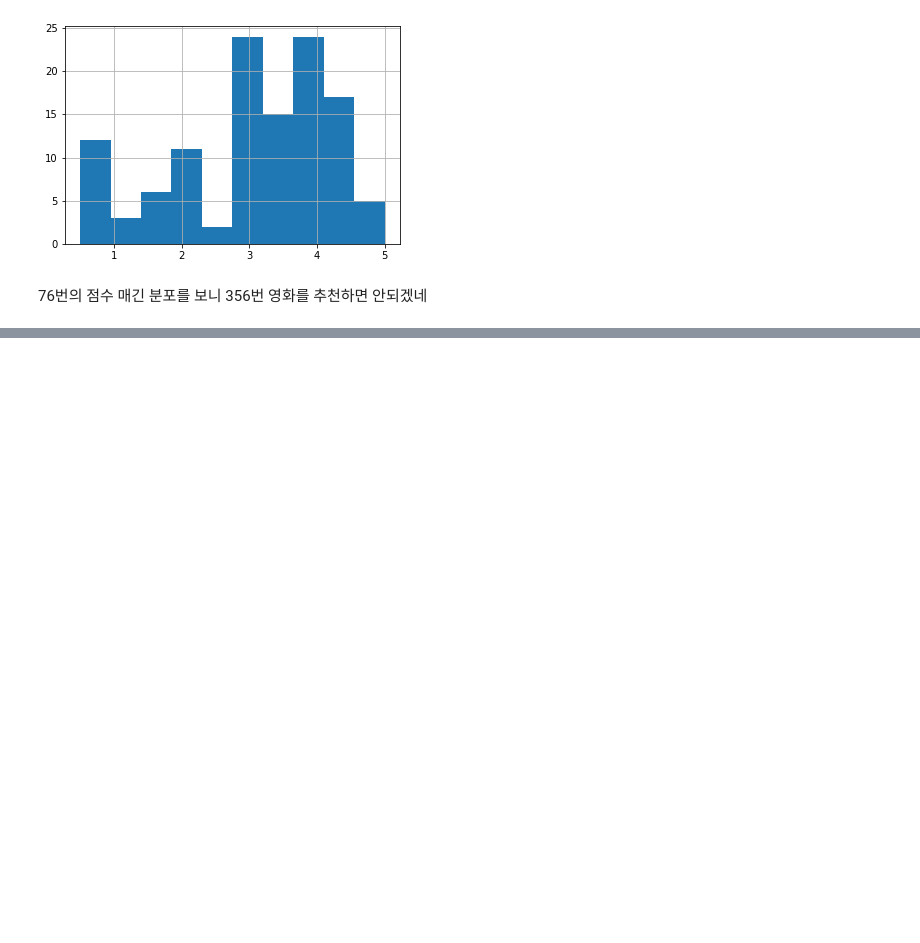
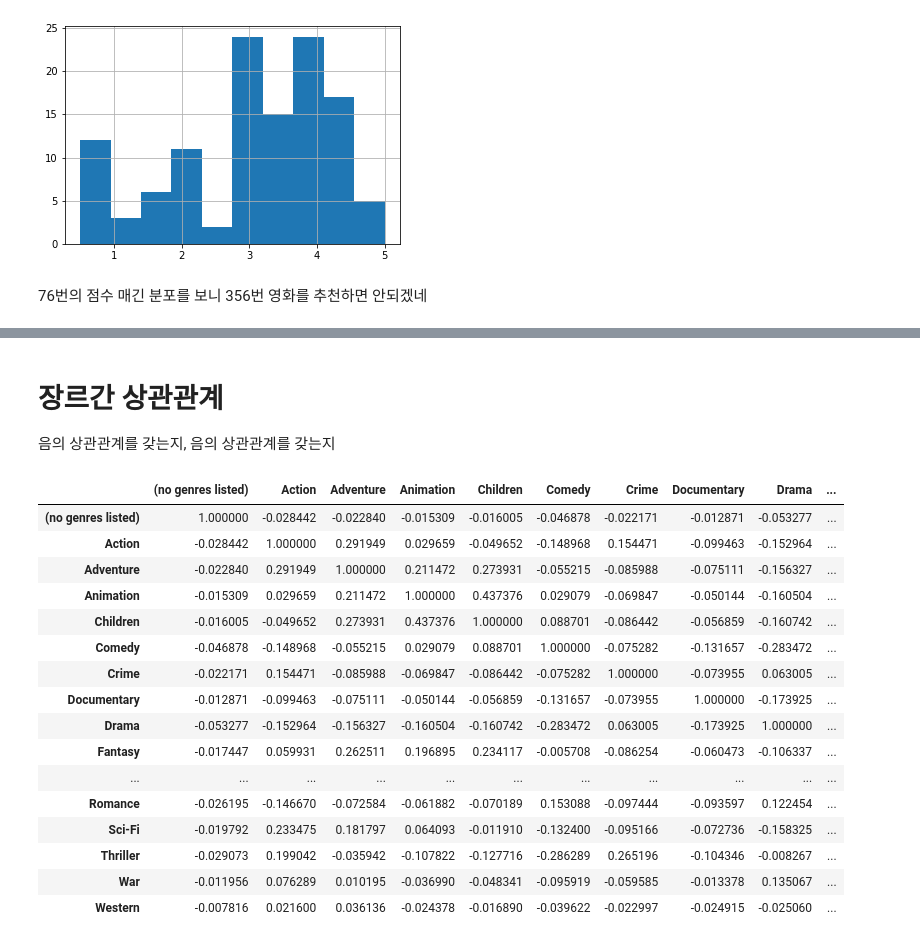
Before and after one commit to thxxx/datascience, a Jupyter notebook: MovieLens.ipynb, the cells around one changed output, grey strips where cells are left out. Drawn from its saved outputs; the diff is of its cells as text; code cells hidden in the pictures; blank space fills up the shorter version.

```diff
--- a/MovieLens.ipynb
+++ b/MovieLens.ipynb
@@ -417,0 +557,23 @@ ratings_df[ratings_df.userId == 76]['rating'].hist()
+# %% [markdown]
+# 장르간 상관관계
+음의 상관관계를 갖는지, 음의 상관관계를 갖는지
+# %%
+genres_df.corr()
+# %% [output]
+|  | (no genres listed) | Action | Adventure | Animation | Children | Comedy | Crime | Documentary | Drama | ... |
+| (no genres listed) | 1.000000 | -0.028442 | -0.022840 | -0.015309 | -0.016005 | -0.046878 | -0.022171 | -0.012871 | -0.053277 | ... |
+| Action | -0.028442 | 1.000000 | 0.291949 | 0.029659 | -0.049652 | -0.148968 | 0.154471 | -0.099463 | -0.152964 | ... |
+| Adventure | -0.022840 | 0.291949 | 1.000000 | 0.211472 | 0.273931 | -0.055215 | -0.085988 | -0.075111 | -0.156327 | ... |
+| Animation | -0.015309 | 0.029659 | 0.211472 | 1.000000 | 0.437376 | 0.029079 | -0.069847 | -0.050144 | -0.160504 | ... |
+| Children | -0.016005 | -0.049652 | 0.273931 | 0.437376 | 1.000000 | 0.088701 | -0.086442 | -0.056859 | -0.160742 | ... |
+| Comedy | -0.046878 | -0.148968 | -0.055215 | 0.029079 | 0.088701 | 1.000000 | -0.075282 | -0.131657 | -0.283472 | ... |
+| Crime | -0.022171 | 0.154471 | -0.085988 | -0.069847 | -0.086442 | -0.075282 | 1.000000 | -0.073955 | 0.063005 | ... |
+| Documentary | -0.012871 | -0.099463 | -0.075111 | -0.050144 | -0.056859 | -0.131657 | -0.073955 | 1.000000 | -0.173925 | ... |
+| Drama | -0.053277 | -0.152964 | -0.156327 | -0.160504 | -0.160742 | -0.283472 | 0.063005 | -0.173925 | 1.000000 | ... |
+| Fantasy | -0.017447 | 0.059931 | 0.262511 | 0.196895 | 0.234117 | -0.005708 | -0.086254 | -0.060473 | -0.106337 | ... |
+| ... | ... | ... | ... | ... | ... | ... | ... | ... | ... | ... |
+| Romance | -0.026195 | -0.146670 | -0.072584 | -0.061882 | -0.070189 | 0.153088 | -0.097444 | -0.093597 | 0.122454 | ... |
+| Sci-Fi | -0.019792 | 0.233475 | 0.181797 | 0.064093 | -0.011910 | -0.132400 | -0.095166 | -0.072736 | -0.158325 | ... |
+| Thriller | -0.029073 | 0.199042 | -0.035942 | -0.107822 | -0.127716 | -0.286289 | 0.265196 | -0.104346 | -0.008267 | ... |
+| War | -0.011956 | 0.076289 | 0.010195 | -0.036990 | -0.048341 | -0.095919 | -0.059585 | -0.013378 | 0.135067 | ... |
+| Western | -0.007816 | 0.021600 | 0.036136 | -0.024378 | -0.016890 | -0.039622 | -0.022997 | -0.024915 | -0.025060 | ... |
```
Also changed, not shown: parts of 42 cells of this notebook.
